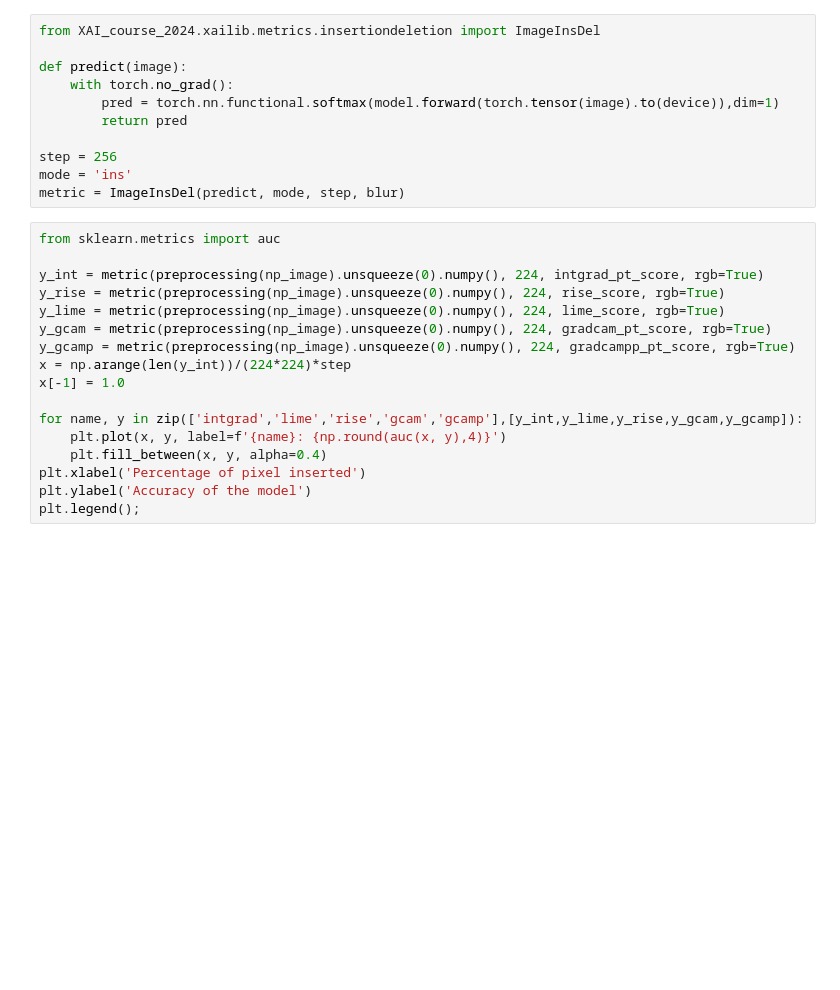
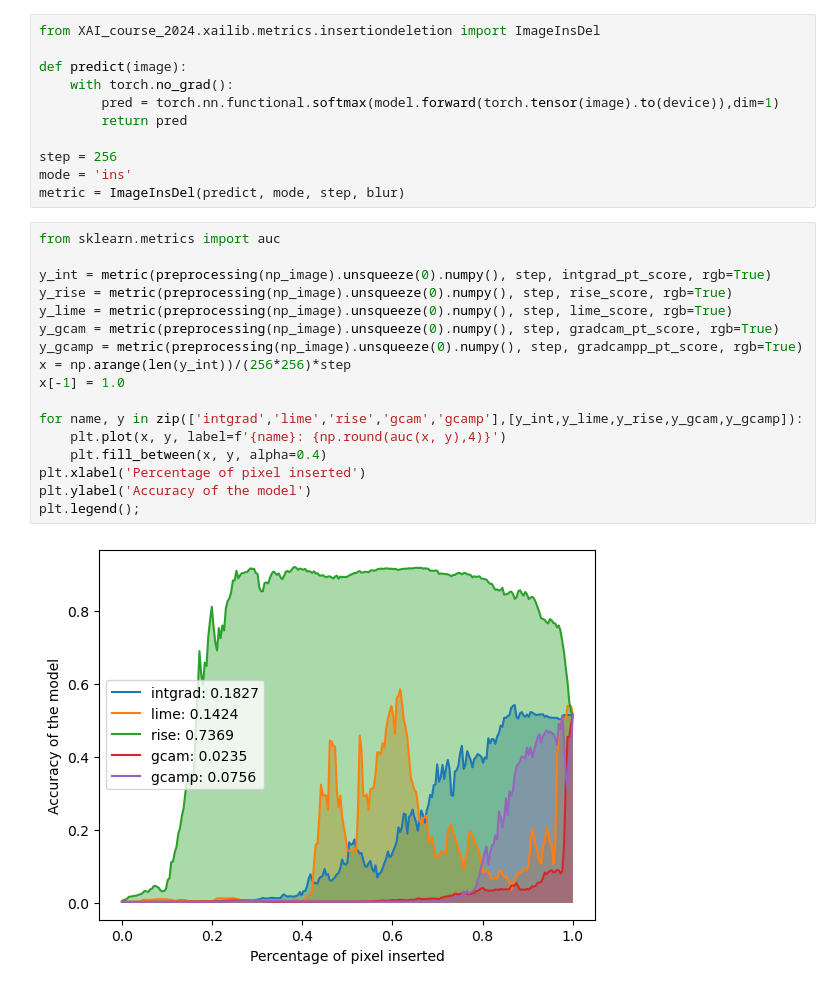
Before and after one commit to nikodallanoce/XAI_PhD_prj, a Jupyter notebook: Notebooks/Project.ipynb, the cells around one changed output. Cells and saved outputs as stored; diff of their text form; blank space fills up the shorter version.

```diff
--- a/Notebooks/Project.ipynb
+++ b/Notebooks/Project.ipynb
@@ -347,17 +356,19 @@ metric = ImageInsDel(predict, mode, step, blur)
 # %%
 from sklearn.metrics import auc
 
-y_int = metric(preprocessing(np_image).unsqueeze(0).numpy(), 224, intgrad_pt_score, rgb=True)
-y_rise = metric(preprocessing(np_image).unsqueeze(0).numpy(), 224, rise_score, rgb=True)
-y_lime = metric(preprocessing(np_image).unsqueeze(0).numpy(), 224, lime_score, rgb=True)
-y_gcam = metric(preprocessing(np_image).unsqueeze(0).numpy(), 224, gradcam_pt_score, rgb=True)
-y_gcamp = metric(preprocessing(np_image).unsqueeze(0).numpy(), 224, gradcampp_pt_score, rgb=True)
-x = np.arange(len(y_int))/(224*224)*step
+y_int = metric(preprocessing(np_image).unsqueeze(0).numpy(), step, intgrad_pt_score, rgb=True)
+y_rise = metric(preprocessing(np_image).unsqueeze(0).numpy(), step, rise_score, rgb=True)
+y_lime = metric(preprocessing(np_image).unsqueeze(0).numpy(), step, lime_score, rgb=True)
+y_gcam = metric(preprocessing(np_image).unsqueeze(0).numpy(), step, gradcam_pt_score, rgb=True)
+y_gcamp = metric(preprocessing(np_image).unsqueeze(0).numpy(), step, gradcampp_pt_score, rgb=True)
+x = np.arange(len(y_int))/(256*256)*step
 x[-1] = 1.0
 
 for name, y in zip(['intgrad','lime','rise','gcam','gcamp'],[y_int,y_lime,y_rise,y_gcam,y_gcamp]):
     plt.plot(x, y, label=f'{name}: {np.round(auc(x, y),4)}')
     plt.fill_between(x, y, alpha=0.4)
 plt.xlabel('Percentage of pixel inserted')
 plt.ylabel('Accuracy of the model')
 plt.legend();
+# %% [output]
+[figure, added]
```
Also changed, not shown: parts of 2 cells of this notebook.
